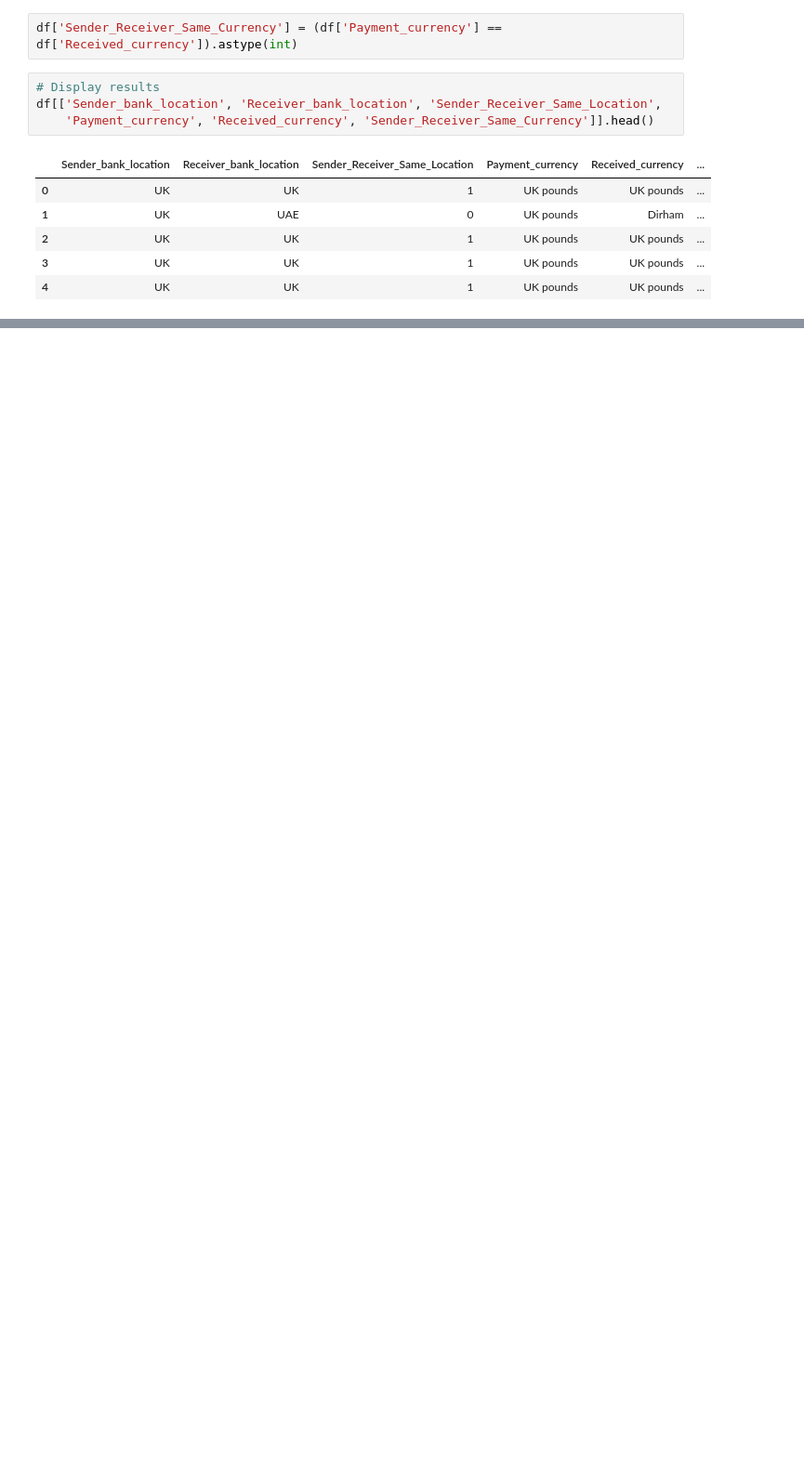
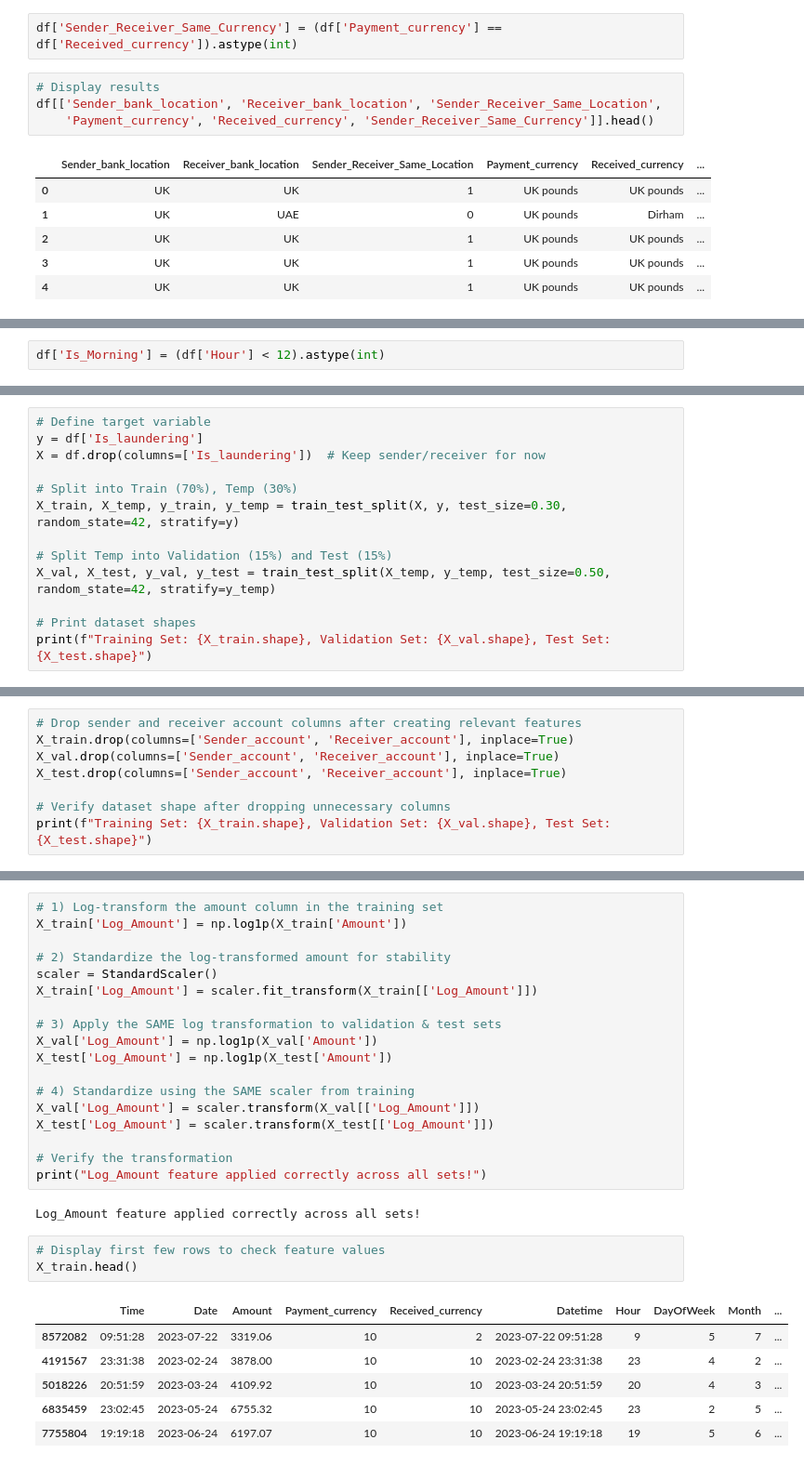
Before and after one commit to arezoo17/AML_Detection, a Jupyter notebook: 1_EDA_Data_Prep.ipynb, the cells around one changed output, grey strips where cells are left out. Shown at 93% size. Saved outputs shown, nothing was run; the diff lists cells and outputs as text; blank space fills up the shorter version.

```diff
--- a/1_EDA_Data_Prep.ipynb
+++ b/1_EDA_Data_Prep.ipynb
@@ -888,0 +842,2 @@ Index(['Amount', 'Hour', 'DayOfWeek', 'Month', 'DayOfMonth', 'IsWeekend',
+# %%
+df['Is_Morning'] = (df['Hour'] < 12).astype(int)
@@ -888,0 +944,13 @@ Index(['Amount', 'Hour', 'DayOfWeek', 'Month', 'DayOfMonth', 'IsWeekend',
+# %%
+# Define target variable
+y = df['Is_laundering']
+X = df.drop(columns=['Is_laundering'])  # Keep sender/receiver for now
+
+# Split into Train (70%), Temp (30%)
+X_train, X_temp, y_train, y_temp = train_test_split(X, y, test_size=0.30, random_state=42, stratify=y)
+
+# Split Temp into Validation (15%) and Test (15%)
+X_val, X_test, y_val, y_test = train_test_split(X_temp, y_temp, test_size=0.50, random_state=42, stratify=y_temp)
+
+# Print dataset shapes
+print(f"Training Set: {X_train.shape}, Validation Set: {X_val.shape}, Test Set: {X_test.shape}")
@@ -888,0 +998,8 @@ Index(['Amount', 'Hour', 'DayOfWeek', 'Month', 'DayOfMonth', 'IsWeekend',
+# %%
+# Drop sender and receiver account columns after creating relevant features
+X_train.drop(columns=['Sender_account', 'Receiver_account'], inplace=True)
+X_val.drop(columns=['Sender_account', 'Receiver_account'], inplace=True)
+X_test.drop(columns=['Sender_account', 'Receiver_account'], inplace=True)
+
+# Verify dataset shape after dropping unnecessary columns
+print(f"Training Set: {X_train.shape}, Validation Set: {X_val.shape}, Test Set: {X_test.shape}")
@@ -888,0 +1022,30 @@ Index(['Amount', 'Hour', 'DayOfWeek', 'Month', 'DayOfMonth', 'IsWeekend',
+# %%
+# 1) Log-transform the amount column in the training set
+X_train['Log_Amount'] = np.log1p(X_train['Amount'])
+
+# 2) Standardize the log-transformed amount for stability
+scaler = StandardScaler()
+X_train['Log_Amount'] = scaler.fit_transform(X_train[['Log_Amount']])
+
+# 3) Apply the SAME log transformation to validation & test sets
+X_val['Log_Amount'] = np.log1p(X_val['Amount'])
+X_test['Log_Amount'] = np.log1p(X_test['Amount'])
+
+# 4) Standardize using the SAME scaler from training
+X_val['Log_Amount'] = scaler.transform(X_val[['Log_Amount']])
+X_test['Log_Amount'] = scaler.transform(X_test[['Log_Amount']])
+
+# Verify the transformation
+print("Log_Amount feature applied correctly across all sets!")
+# %% [output]
+Log_Amount feature applied correctly across all sets!
+# %%
+# Display first few rows to check feature values
+X_train.head()
+# %% [output]
+|  | Time | Date | Amount | Payment_currency | Received_currency | Datetime | Hour | DayOfWeek | Month | ... |
+| 8572082 | 09:51:28 | 2023-07-22 | 3319.06 | 10 | 2 | 2023-07-22 09:51:28 | 9 | 5 | 7 | ... |
+| 4191567 | 23:31:38 | 2023-02-24 | 3878.00 | 10 | 10 | 2023-02-24 23:31:38 | 23 | 4 | 2 | ... |
+| 5018226 | 20:51:59 | 2023-03-24 | 4109.92 | 10 | 10 | 2023-03-24 20:51:59 | 20 | 4 | 3 | ... |
+| 6835459 | 23:02:45 | 2023-05-24 | 6755.32 | 10 | 10 | 2023-05-24 23:02:45 | 23 | 2 | 5 | ... |
+| 7755804 | 19:19:18 | 2023-06-24 | 6197.07 | 10 | 10 | 2023-06-24 19:19:18 | 19 | 5 | 6 | ... |
```
Also changed, not shown: parts of 41 cells of this notebook.
